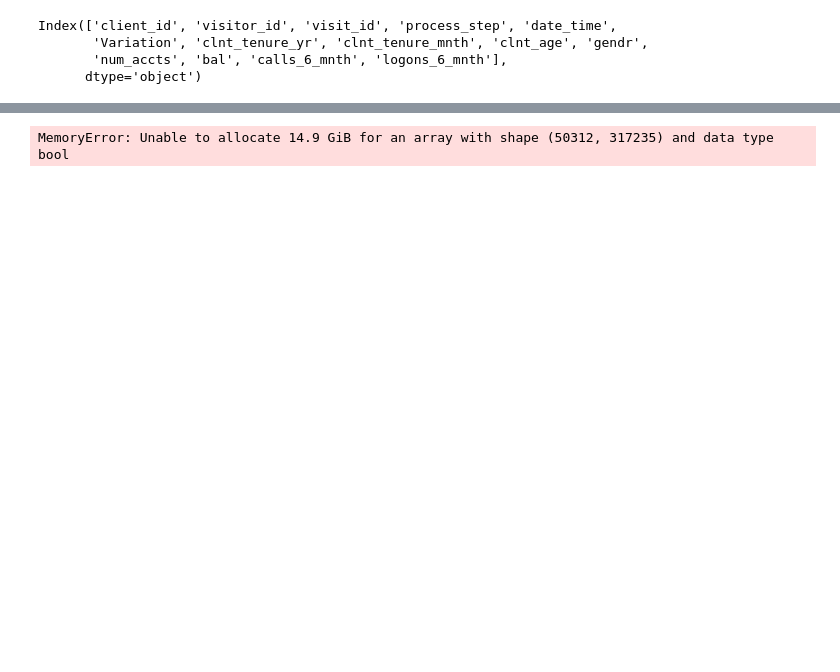
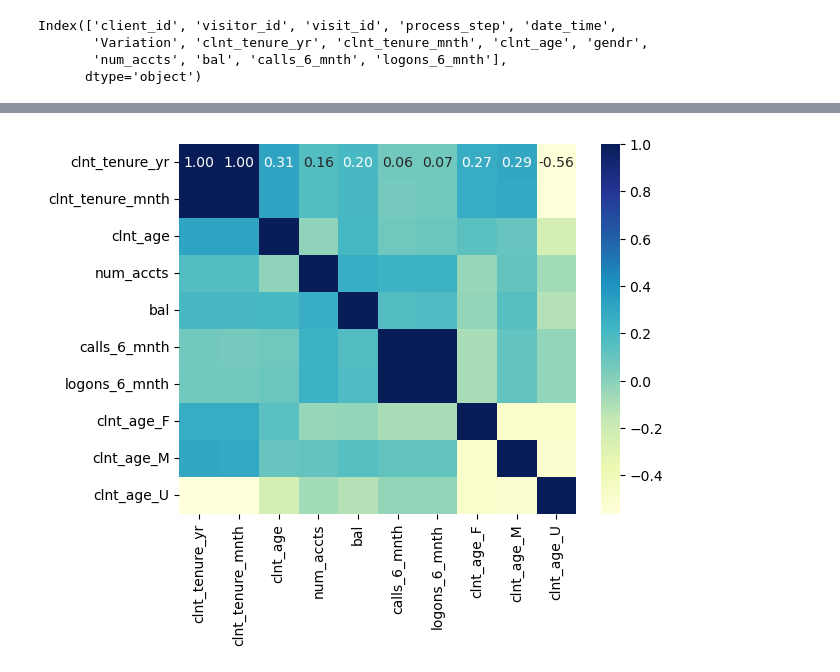
Before and after one commit to PaolaGaray/vanguard-ab-test, a Jupyter notebook: notebooks/Defining_customers.ipynb, the cells around one changed output, grey strips where cells are left out. Drawn from its saved outputs; the diff is of its cells as text; code cells hidden in the pictures; blank space fills up the shorter version.

Commit message:
corr matrix pr cust def

```diff
--- a/notebooks/Defining_customers.ipynb
+++ b/notebooks/Defining_customers.ipynb
@@ -10,3 +10,6 @@ data_cleaned_total=pd.read_csv("df_final_experiment_web_data_demo.csv")
+# %%
+path_dclean = r"C:\Users\tania\Documents\FormationDataIronhack\Cours_semaine5\Projectweek5\Vanguard\data\clean\df_final_experiment_web_data_demo.csv"
+data_cleaned_total=pd.read_csv(path_dclean)
 # %%
 data_cleaned_total.head()
 # %% [output]
@@ -27,9 +30,9 @@ Index(['client_id', 'visitor_id', 'visit_id', 'process_step', 'date_time',
 #correlation matrix considering genders
 # List of columns to encode
 category = ['clnt_tenure_yr', 'clnt_tenure_mnth', 'clnt_age', 'gendr', 'num_accts', 'bal', 'calls_6_mnth', 'logons_6_mnth']
-
+df_selected_columns = data_cleaned_total[category].copy()
 # One-Hot Encoding the categorical variable
-df_encoded = pd.get_dummies(data_cleaned_total, columns=category)
+df_encoded = pd.get_dummies(df_selected_columns,'clnt_age')
 
 # Calculate the correlation matrix
 correlation_matrix = df_encoded.corr()
@@ -41,18 +60,10 @@ MemoryError: Unable to allocate 14.9 GiB for an array with shape (50312, 317235)
-# %%
-#correlation matrix without gender
-# List of columns to encode
-category = ['clnt_tenure_yr', 'clnt_tenure_mnth', 'clnt_age', 'num_accts', 'bal', 'calls_6_mnth', 'logons_6_mnth']
-
-# One-Hot Encoding the categorical variable
-df_encoded = pd.get_dummies(data_cleaned_total, columns=category)
-
-# Calculate the correlation matrix
-correlation_matrix = df_encoded.corr()
-
-# Print the correlation matrix
-print(correlation_matrix)
-# %% [output]
-MemoryError: Unable to allocate 14.9 GiB for an array with shape (50312, 317235) and data type bool
+# %%
+#sns.heatmap(correlation_matrix, annot=True, cmap="YlGnBu", fmt="d");
+#plt.figure(figsize=(10, 8))
+sns.heatmap(correlation_matrix, annot=True, cmap="YlGnBu", fmt=".2f")
+plt.show()
+# %% [output]
+[figure, added]
 # %%
 #calcul des stat
 def calc_stat(df, columns):
```
Also changed, not shown: parts of 2 cells of this notebook.
